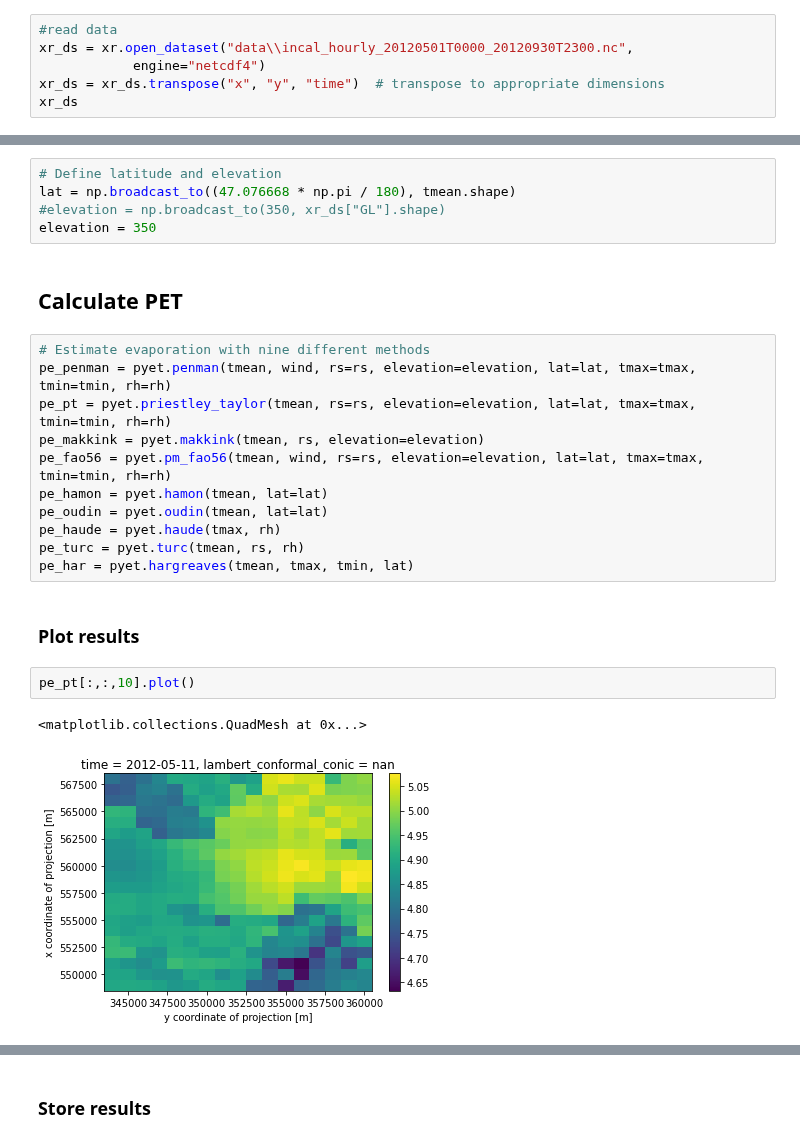
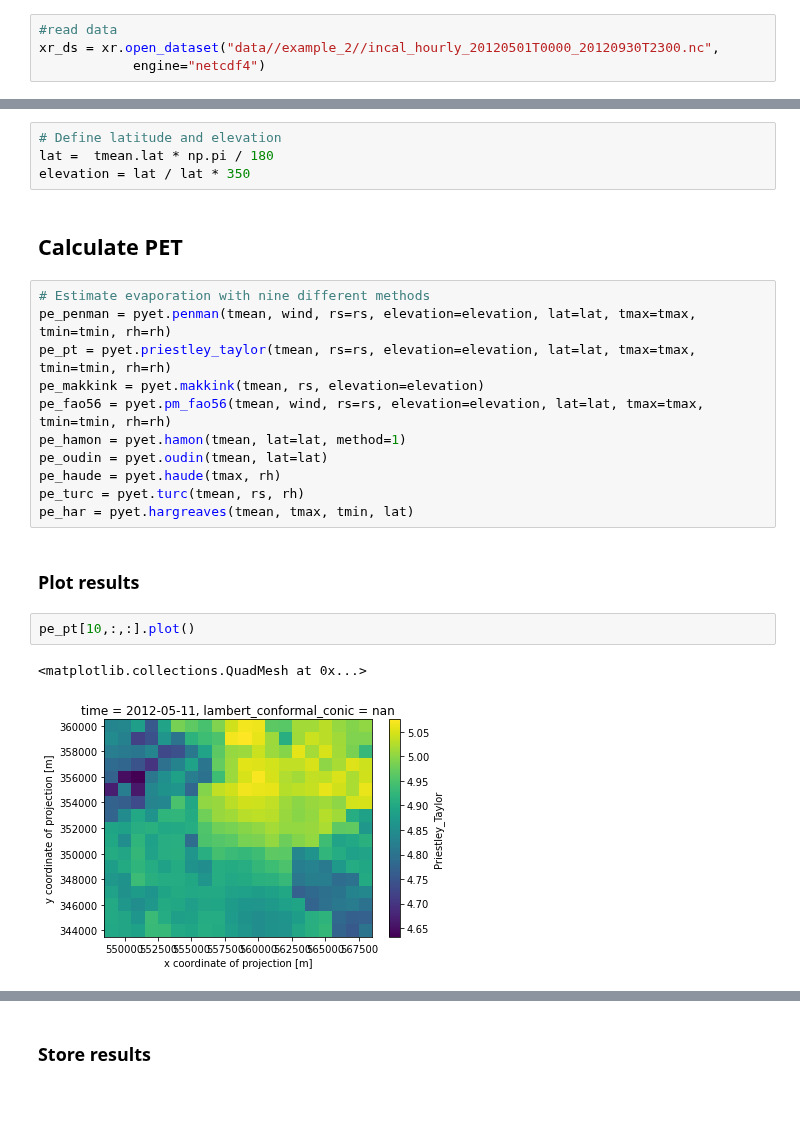
Before and after one commit to pyet-org/pyet, a Jupyter notebook: examples/02_example_zamg_netcdf.ipynb, the cells around one changed output, grey strips where cells are left out. Cells and saved outputs as stored; diff of their text form; blank space fills up the shorter version.

Commit message:
Major update
Update:
1. Added examples from McMahon_2013
2. Update pyet to work on xarray without get_shape_index
3. Updated docs

```diff
--- a/examples/02_example_zamg_netcdf.ipynb
+++ b/examples/02_example_zamg_netcdf.ipynb
@@ -29,7 +28,5 @@ Pyet version: 1.1.0b
 ## Loading daily data from ZAMG (INCA hourly NetCDF data)
 # %%
 #read data
-xr_ds = xr.open_dataset("data\\incal_hourly_20120501T0000_20120930T2300.nc",
+xr_ds = xr.open_dataset("data//example_2//incal_hourly_20120501T0000_20120930T2300.nc",
             engine="netcdf4")
-xr_ds = xr_ds.transpose("x", "y", "time")  # transpose to appropriate dimensions
-xr_ds
@@ -63,9 +42,8 @@ wind = ((np.abs(xr_ds["VV"]) + xr_ds["UU"]) / 2).resample(time="1D").mean()
 rs = xr_ds["GL"].resample(time="1D").mean() * 86400 / 1000000
 # %%
 # Define latitude and elevation
-lat = np.broadcast_to((47.076668 * np.pi / 180), tmean.shape)
-#elevation = np.broadcast_to(350, xr_ds["GL"].shape)
-elevation = 350
+lat =  tmean.lat * np.pi / 180
+elevation = lat / lat * 350
 # %% [markdown]
 ## Calculate PET
 # %%
@@ -74,7 +52,7 @@ pe_penman = pyet.penman(tmean, wind, rs=rs, elevation=elevation, lat=lat, tmax=t
 pe_pt = pyet.priestley_taylor(tmean, rs=rs, elevation=elevation, lat=lat, tmax=tmax, tmin=tmin, rh=rh)
 pe_makkink = pyet.makkink(tmean, rs, elevation=elevation)
 pe_fao56 = pyet.pm_fao56(tmean, wind, rs=rs, elevation=elevation, lat=lat, tmax=tmax, tmin=tmin, rh=rh)
-pe_hamon = pyet.hamon(tmean, lat=lat)
+pe_hamon = pyet.hamon(tmean, lat=lat, method=1)
 pe_oudin = pyet.oudin(tmean, lat=lat)
 pe_haude = pyet.haude(tmax, rh)
 pe_turc = pyet.turc(tmean, rs, rh)
@@ -82,9 +60,9 @@ pe_har = pyet.hargreaves(tmean, tmax, tmin, lat)
 # %% [markdown]
 ### Plot results
 # %%
-pe_pt[:,:,10].plot()
+pe_pt[10,:,:].plot()
 # %% [output]
 <matplotlib.collections.QuadMesh at 0x...>
-[figure, old version]
+[figure, new version]
 # %%
 fig, axs = plt.subplots(ncols=2, figsize=(12,3))
```
Also changed, not shown: parts of 3 cells of this notebook, 19 other files.
